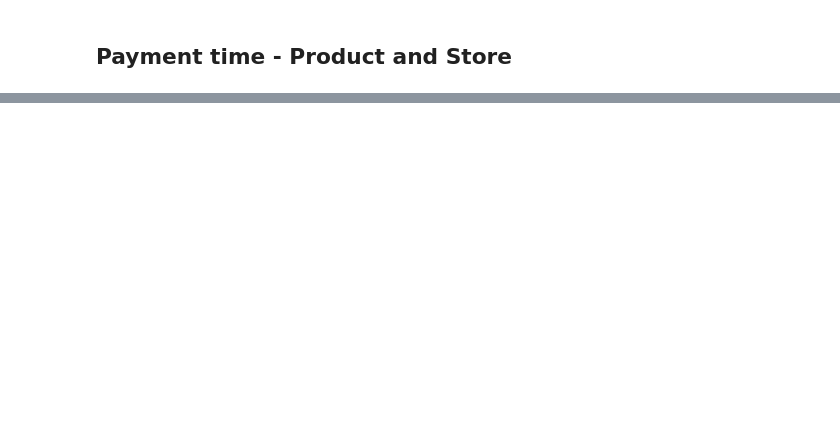
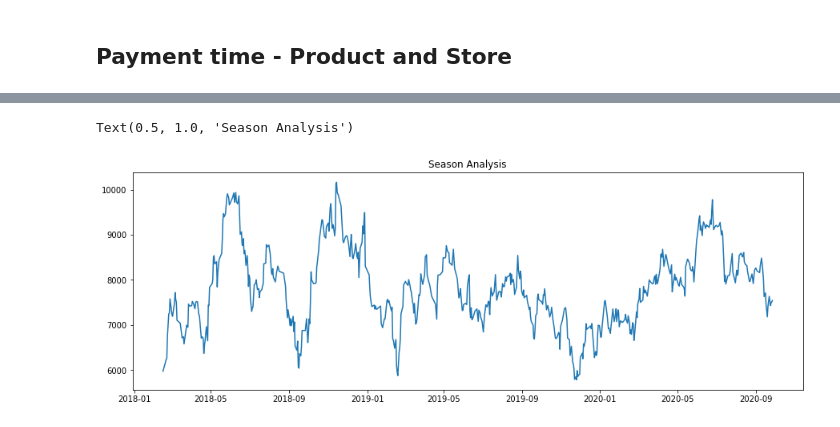
Before and after one commit to black-dev-x/pandas-cookbook, a Jupyter notebook: data-analysis/analysis.ipynb, the cells around one changed output, grey strips where cells are left out. Cells and saved outputs as stored; diff of their text form; code cells hidden in the pictures; blank space fills up the shorter version.

```diff
--- a/data-analysis/analysis.ipynb
+++ b/data-analysis/analysis.ipynb
@@ -302,0 +738,8 @@ plt.show()
+# %%
+graph_data = df[['product_value','dt_sale']].groupby('dt_sale').sum().rolling(30).mean()
+plt.figure(figsize=(15,5))
+plt.plot(graph_data.index, graph_data.values)
+plt.title('Season Analysis')
+# %% [output]
+Text(0.5, 1.0, 'Season Analysis')
+[figure, added]
```
Also changed, not shown: parts of 70 cells of this notebook.
